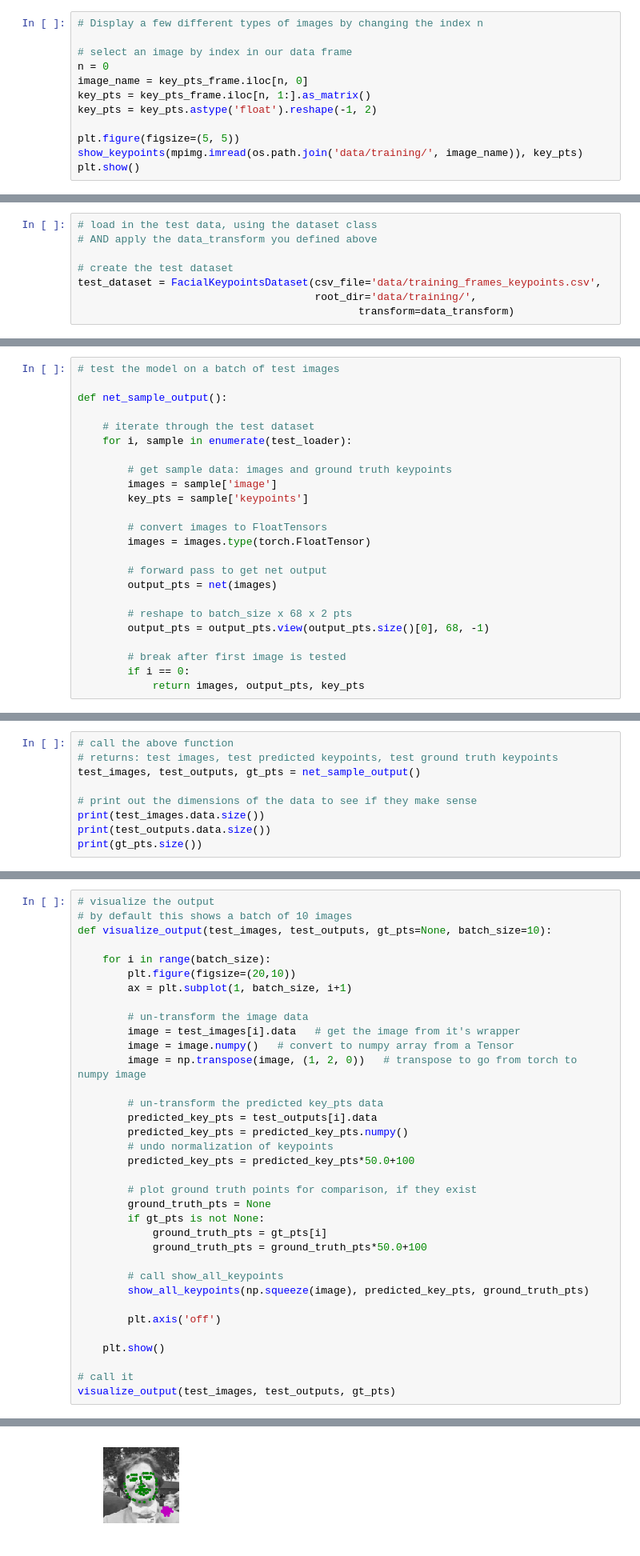
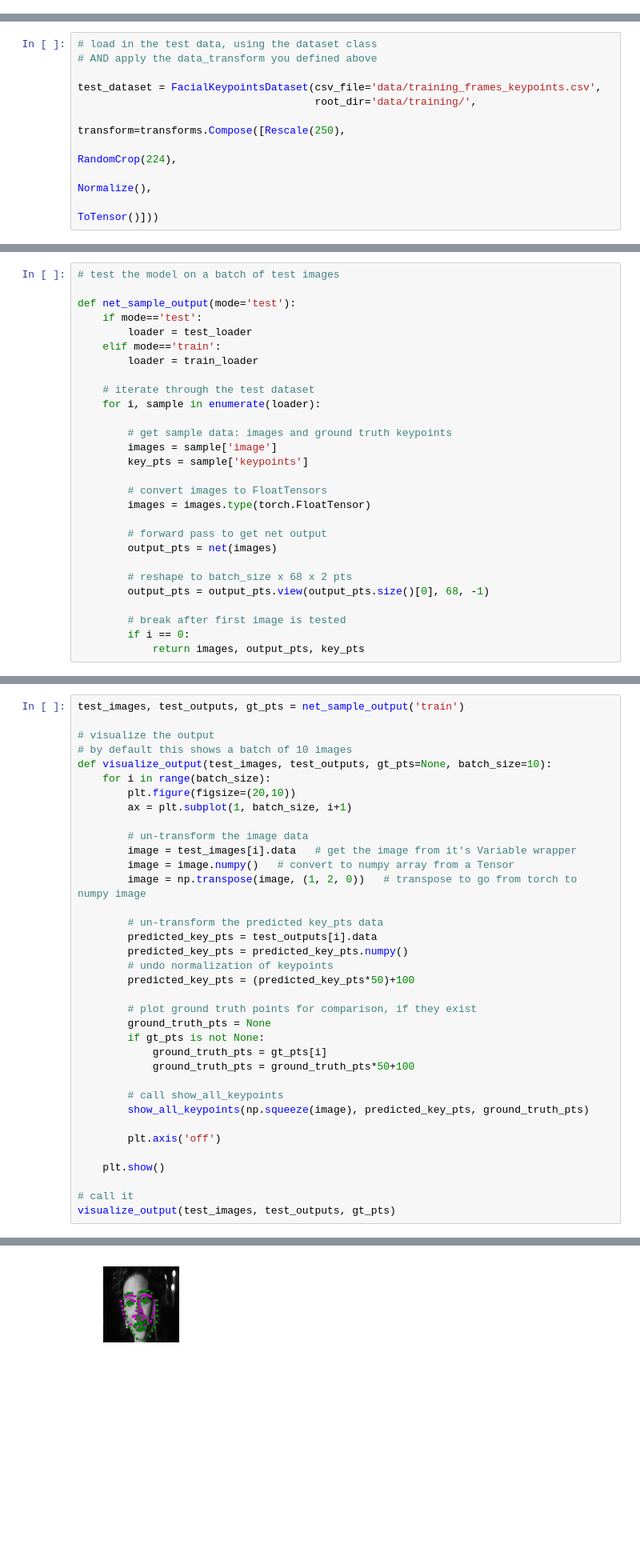
Before and after one commit to enaymerich/Facial-keypoints-detection, a Jupyter notebook: 2. Define the Network Architecture.ipynb, the cells around one changed output, grey strips where cells are left out. Shown: that part at 80% size. Cells and saved outputs as stored; diff of their text form; blank space fills up the shorter version.

```diff
--- a/2. Define the Network Architecture.ipynb
+++ b/2. Define the Network Architecture.ipynb
@@ -265,15 +263,3 @@ def show_keypoints(image, key_pts):
     """Show image with keypoints"""
     plt.imshow(image)
     plt.scatter(key_pts[:, 0], key_pts[:, 1], s=20, marker='.', c='m')
-# %%
-# Display a few different types of images by changing the index n
-
-# select an image by index in our data frame
-n = 0
-image_name = key_pts_frame.iloc[n, 0]
-key_pts = key_pts_frame.iloc[n, 1:].as_matrix()
-key_pts = key_pts.astype('float').reshape(-1, 2)
-
-plt.figure(figsize=(5, 5))
-show_keypoints(mpimg.imread(os.path.join('data/training/', image_name)), key_pts)
-plt.show()
@@ -380,10 +345,12 @@ To visualize this test data, we have to go through some un-transformation steps
 # load in the test data, using the dataset class
 # AND apply the data_transform you defined above
 
-# create the test dataset
 test_dataset = FacialKeypointsDataset(csv_file='data/training_frames_keypoints.csv',
                                       root_dir='data/training/',
-                                             transform=data_transform)
+                                             transform=transforms.Compose([Rescale(250),
+                                                                           RandomCrop(224),
+                                                                           Normalize(),
+                                                                           ToTensor()]))
 # %%
 # load test data in batches
 batch_size = 10
@@ -404,10 +369,14 @@ This function test how the network performs on the first batch of test data. It
 # %%
 # test the model on a batch of test images
 
-def net_sample_output():
+def net_sample_output(mode='test'):
+    if mode=='test':
+        loader = test_loader
+    elif mode=='train':
+        loader = train_loader
 
     # iterate through the test dataset
-    for i, sample in enumerate(test_loader):
+    for i, sample in enumerate(loader):
 
         # get sample data: images and ground truth keypoints
         images = sample['image']
@@ -432,9 +396,0 @@ If you get a size or dimension error here, make sure that your network outputs t
-# %%
-# call the above function
-# returns: test images, test predicted keypoints, test ground truth keypoints
-test_images, test_outputs, gt_pts = net_sample_output()
-
-# print out the dimensions of the data to see if they make sense
-print(test_images.data.size())
-print(test_outputs.data.size())
-print(gt_pts.size())
@@ -466,14 +408,15 @@ This function's main role is to take batches of image and keypoint data (the inp
 # %%
+test_images, test_outputs, gt_pts = net_sample_output('train')
+
 # visualize the output
 # by default this shows a batch of 10 images
 def visualize_output(test_images, test_outputs, gt_pts=None, batch_size=10):
-
     for i in range(batch_size):
         plt.figure(figsize=(20,10))
         ax = plt.subplot(1, batch_size, i+1)
 
         # un-transform the image data
-        image = test_images[i].data   # get the image from it's wrapper
+        image = test_images[i].data   # get the image from it's Variable wrapper
         image = image.numpy()   # convert to numpy array from a Tensor
         image = np.transpose(image, (1, 2, 0))   # transpose to go from torch to numpy image
 
@@ -481,13 +424,13 @@ def visualize_output(test_images, test_outputs, gt_pts=None, batch_size=10):
         predicted_key_pts = test_outputs[i].data
         predicted_key_pts = predicted_key_pts.numpy()
         # undo normalization of keypoints
-        predicted_key_pts = predicted_key_pts*50.0+100
+        predicted_key_pts = (predicted_key_pts*50)+100
 
         # plot ground truth points for comparison, if they exist
         ground_truth_pts = None
         if gt_pts is not None:
             ground_truth_pts = gt_pts[i]
-            ground_truth_pts = ground_truth_pts*50.0+100
+            ground_truth_pts = ground_truth_pts*50+100
 
         # call show_all_keypoints
         show_all_keypoints(np.squeeze(image), predicted_key_pts, ground_truth_pts)
@@ -509 +452 @@ visualize_output(test_images, test_outputs, gt_pts)
-[figure, old version]
+[figure, new version]
```
Also changed, not shown: parts of 67 cells of this notebook, 2 other files.
